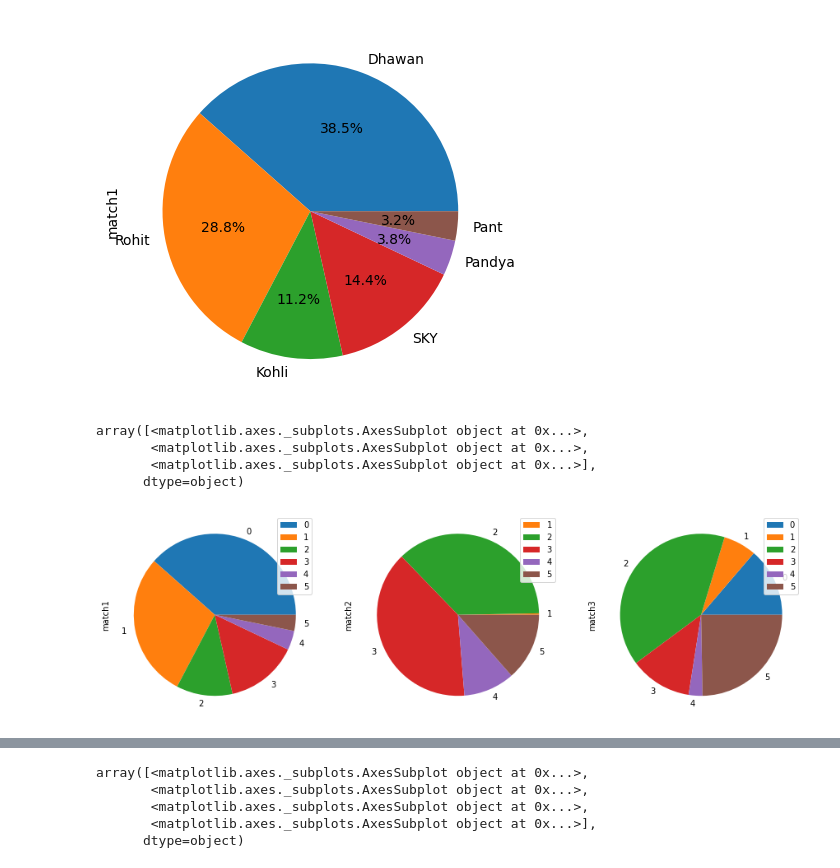
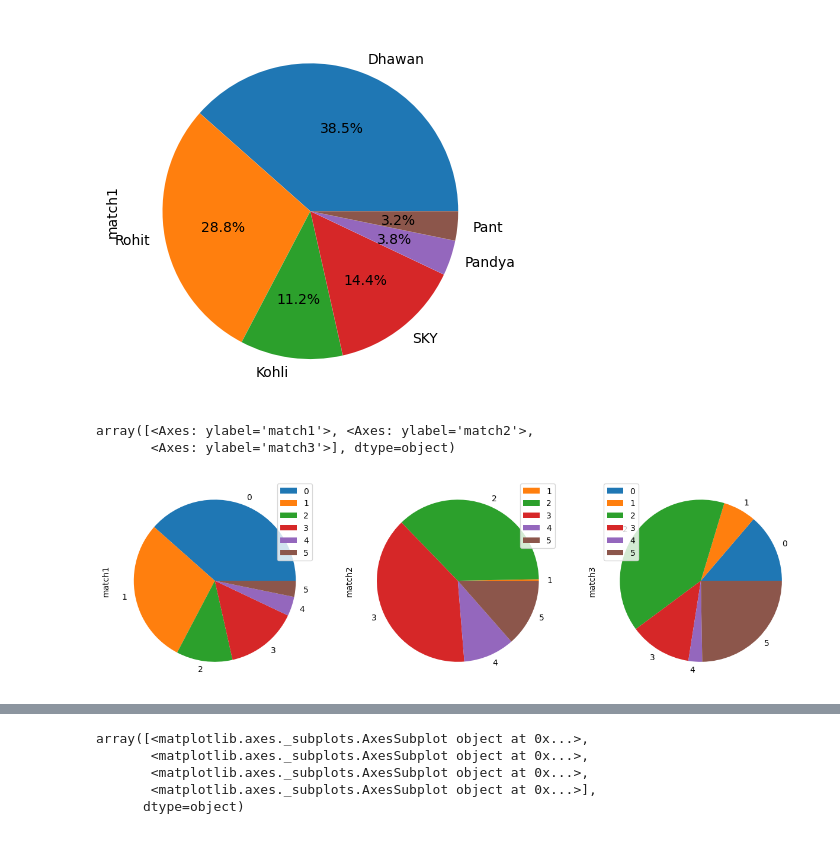
Before and after one commit to nadim-altaf/data-science-mentorship-campusx, a Jupyter notebook: Matplotlib/session_24_advanced_matplotlib.ipynb, the cells around one changed output, grey strips where cells are left out. Saved outputs shown, nothing was run; the diff lists cells and outputs as text; code cells hidden in the pictures.

Commit message:
Session 24 - Advanced Matplotlib

```diff
--- a/Matplotlib/session_24_advanced_matplotlib.ipynb
+++ b/Matplotlib/session_24_advanced_matplotlib.ipynb
@@ -664,13 +664,11 @@ df['match1'].plot(kind='pie',labels=df['batsman'].values,autopct='%0.1f%%')
 # %%
 # multiple pie charts
 
-df[['match1','match2','match3']].plot(kind='pie',subplots=True,figsize=(15,8))
+df[['match1','match2','match3']].plot(kind='pie',subplots=True,figsize=(15,10))
 # %% [output]
-array([<matplotlib.axes._subplots.AxesSubplot object at 0x...>,
-       <matplotlib.axes._subplots.AxesSubplot object at 0x...>,
-       <matplotlib.axes._subplots.AxesSubplot object at 0x...>],
-      dtype=object)
+array([<Axes: ylabel='match1'>, <Axes: ylabel='match2'>,
+       <Axes: ylabel='match3'>], dtype=object)
-[figure, old version]
+[figure, new version]
 # %%
 # multiple separate graphs together
 # using stocks
```
Also changed, not shown: parts of 1 cell of this notebook.
